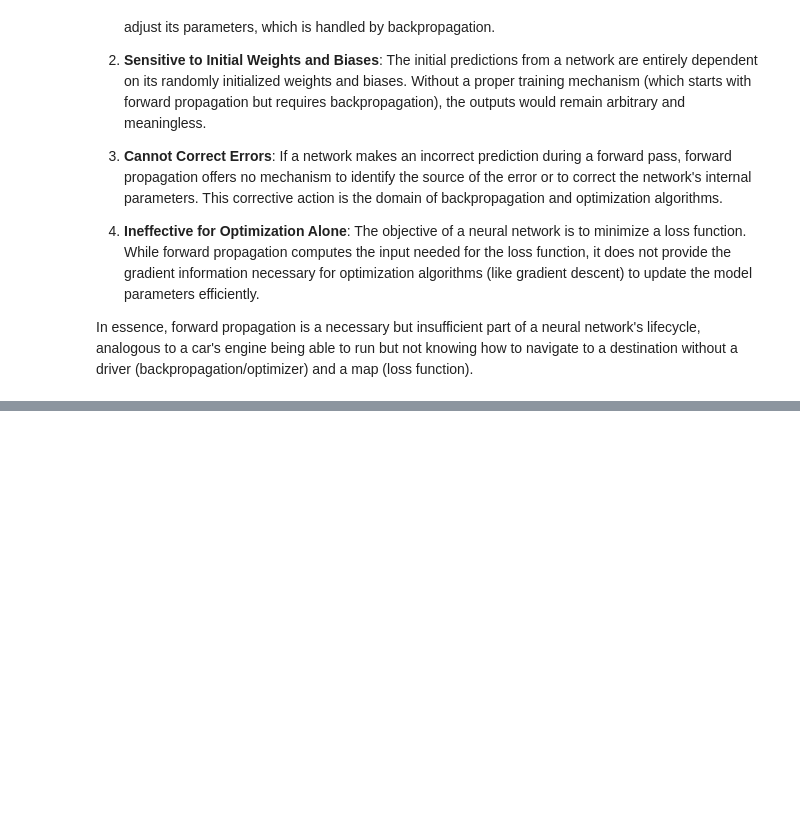
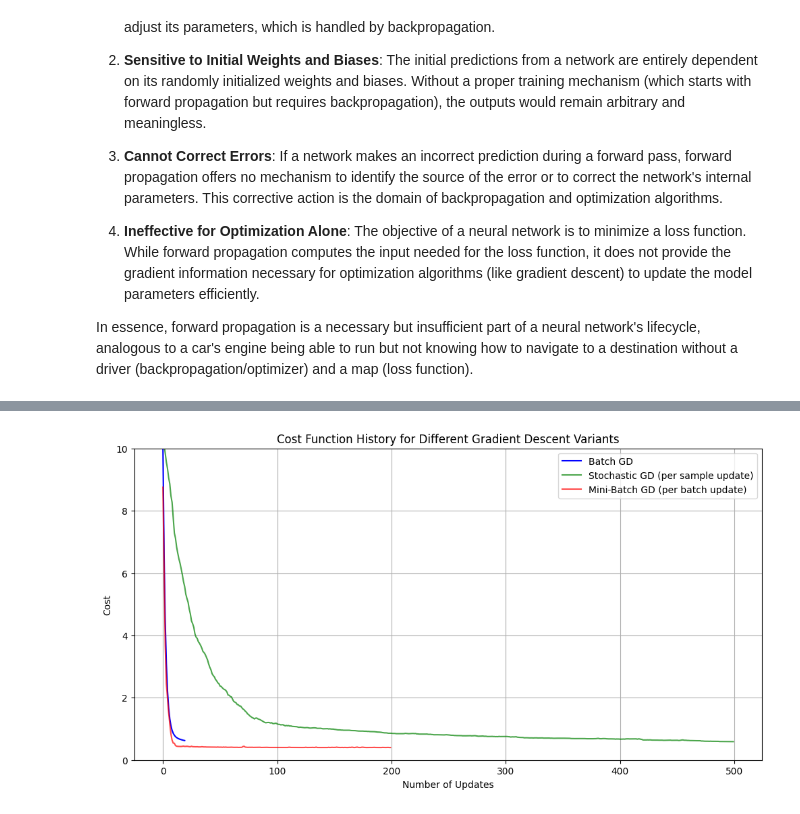
Before and after one commit to rsys-adsingh/Machine-Learning, a Jupyter notebook: study/Chapter_11.ipynb, the cells around one changed output, grey strips where cells are left out. Drawn from its saved outputs; the diff is of its cells as text; code cells hidden in the pictures; blank space fills up the shorter version.

```diff
--- a/study/Chapter_11.ipynb
+++ b/study/Chapter_11.ipynb
@@ -2218,0 +2587,94 @@ In essence, forward propagation is a necessary but insufficient part of a neural
+# %%
+import numpy as np
+import matplotlib.pyplot as plt
+from matplotlib.animation import FuncAnimation
+from IPython.display import HTML
+
+# --- 1. Generate Synthetic Data for Linear Regression ---
+np.random.seed(42)
+X = 2 * np.random.rand(100, 1) # 100 data points, 1 feature
+y = 4 + 3 * X + np.random.randn(100, 1) # y = 4 + 3x + noise
+
+# Add bias term x0 = 1 to X for convenience in matrix operations
+X_b = np.c_[np.ones((100, 1)), X] # Add x0 = 1 to each instance
+
+# --- 2. Define Cost Function (Mean Squared Error) ---
+def cost_function(theta, X_b, y):
+    m = len(y)
+    return (1/(2*m)) * np.sum((X_b.dot(theta) - y)**2)
+
+# --- 3. Implement Gradient Descent Variants ---
+
+def batch_gradient_descent(X_b, y, learning_rate=0.1, n_iterations=100):
+    m = len(y)
+    theta = np.random.randn(2, 1) # Random initialization
+    cost_history = []
+    theta_history = []
+
+    for iteration in range(n_iterations):
+        gradients = (1/m) * X_b.T.dot(X_b.dot(theta) - y)
+        theta = theta - learning_rate * gradients
+        cost_history.append(cost_function(theta, X_b, y))
+        theta_history.append(theta.flatten())
+    return theta, np.array(cost_history), np.array(theta_history)
+
+def stochastic_gradient_descent(X_b, y, learning_rate=0.01, n_epochs=50):
+    m = len(y)
+    theta = np.random.randn(2, 1) # Random initialization
+    cost_history = []
+    theta_history = []
+
+    for epoch in range(n_epochs):
+        for i in range(m):
+            random_index = np.random.randint(m)
+            xi = X_b[random_index:random_index+1]
+            yi = y[random_index:random_index+1]
+            gradients = xi.T.dot(xi.dot(theta) - yi)
+            theta = theta - learning_rate * gradients
+            cost_history.append(cost_function(theta, X_b, y))
+            theta_history.append(theta.flatten())
+    return theta, np.array(cost_history), np.array(theta_history)
+
+def mini_batch_gradient_descent(X_b, y, learning_rate=0.1, n_epochs=50, batch_size=10):
+    m = len(y)
+    theta = np.random.randn(2, 1) # Random initialization
+    cost_history = []
+    theta_history = []
+
+    n_batches = int(np.ceil(m / batch_size))
+
+    for epoch in range(n_epochs):
+        shuffled_indices = np.random.permutation(m)
+        X_b_shuffled = X_b[shuffled_indices]
+        y_shuffled = y[shuffled_indices]
+
+        for i in range(0, m, batch_size):
+            xi = X_b_shuffled[i:i+batch_size]
+            yi = y_shuffled[i:i+batch_size]
+            gradients = (1/len(xi)) * xi.T.dot(xi.dot(theta) - yi)
+            theta = theta - learning_rate * gradients
+            cost_history.append(cost_function(theta, X_b, y))
+            theta_history.append(theta.flatten())
+    return theta, np.array(cost_history), np.array(theta_history)
+
+# --- Run the variants ---
+# Note: Parameters are tuned for illustrative purposes, not optimal performance.
+bgd_theta, bgd_costs, bgd_thetas = batch_gradient_descent(X_b, y, learning_rate=0.1, n_iterations=20)
+sgd_theta, sgd_costs, sgd_thetas = stochastic_gradient_descent(X_b, y, learning_rate=0.01, n_epochs=5)
+mbgd_theta, mbgd_costs, mbgd_thetas = mini_batch_gradient_descent(X_b, y, learning_rate=0.1, n_epochs=20, batch_size=10)
+
+
+# --- 4. Visualize Cost History ---
+plt.figure(figsize=(12, 6))
+plt.plot(bgd_costs, label='Batch GD', color='blue')
+plt.plot(sgd_costs, label='Stochastic GD (per sample update)', color='green', alpha=0.7)
+plt.plot(mbgd_costs, label='Mini-Batch GD (per batch update)', color='red', alpha=0.7)
+plt.title('Cost Function History for Different Gradient Descent Variants')
+plt.xlabel('Number of Updates')
+plt.ylabel('Cost')
+plt.legend()
+plt.grid(True)
+plt.ylim(0, 10)
+plt.show()
+# %% [output]
+[figure, added]
```
Also changed, not shown: parts of 82 cells of this notebook.
